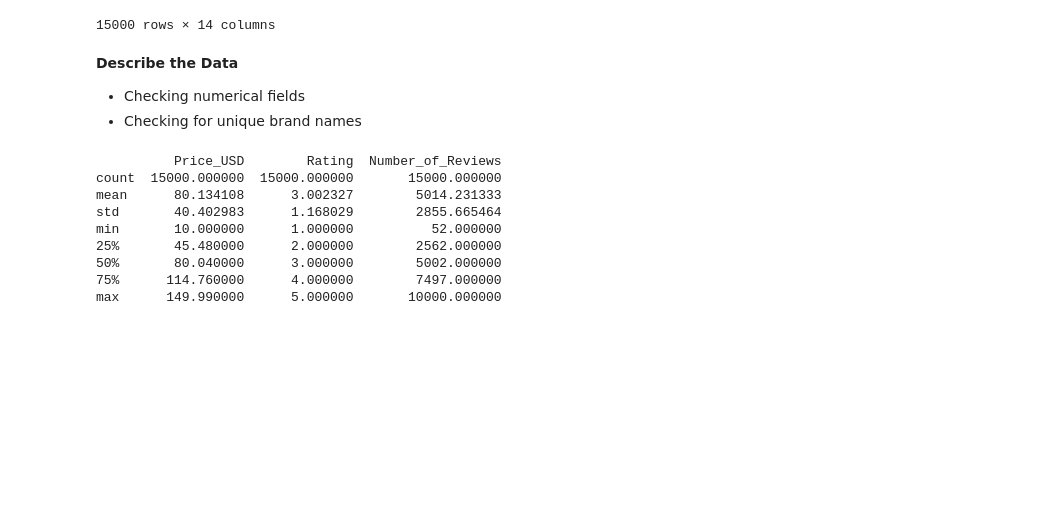
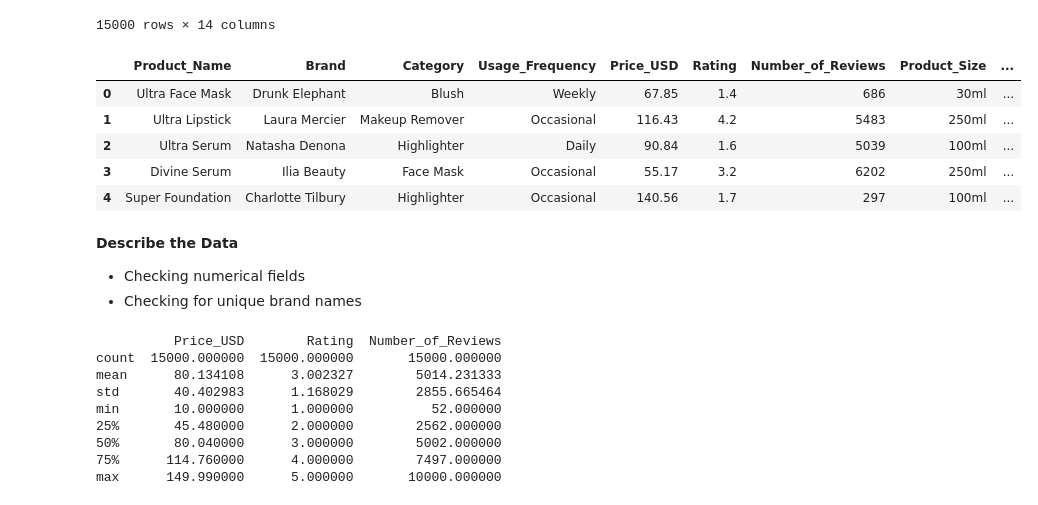
Before and after one commit to caitlinmag/DAV_CA1, a Jupyter notebook: GlobalEthicalBeautyIndex/Imputation_of_missing_data.ipynb, the cells around one changed output. Drawn from its saved outputs; the diff is of its cells as text; code cells hidden in the pictures; blank space fills up the shorter version.

```diff
--- a/GlobalEthicalBeautyIndex/Imputation_of_missing_data.ipynb
+++ b/GlobalEthicalBeautyIndex/Imputation_of_missing_data.ipynb
@@ -36,3 +79,12 @@ beauty_products_data
+# %%
+beauty_products_data.head()
+# %% [output]
+|  | Product_Name | Brand | Category | Usage_Frequency | Price_USD | Rating | Number_of_Reviews | Product_Size | ... |
+| 0 | Ultra Face Mask | Drunk Elephant | Blush | Weekly | 67.85 | 1.4 | 686 | 30ml | ... |
+| 1 | Ultra Lipstick | Laura Mercier | Makeup Remover | Occasional | 116.43 | 4.2 | 5483 | 250ml | ... |
+| 2 | Ultra Serum | Natasha Denona | Highlighter | Daily | 90.84 | 1.6 | 5039 | 100ml | ... |
+| 3 | Divine Serum | Ilia Beauty | Face Mask | Occasional | 55.17 | 3.2 | 6202 | 250ml | ... |
+| 4 | Super Foundation | Charlotte Tilbury | Highlighter | Occasional | 140.56 | 1.7 | 297 | 100ml | ... |
 # %% [markdown]
 **Describe the Data**
 - Checking numerical fields
```
Also changed, not shown: parts of 9 cells of this notebook, 7 other files.
